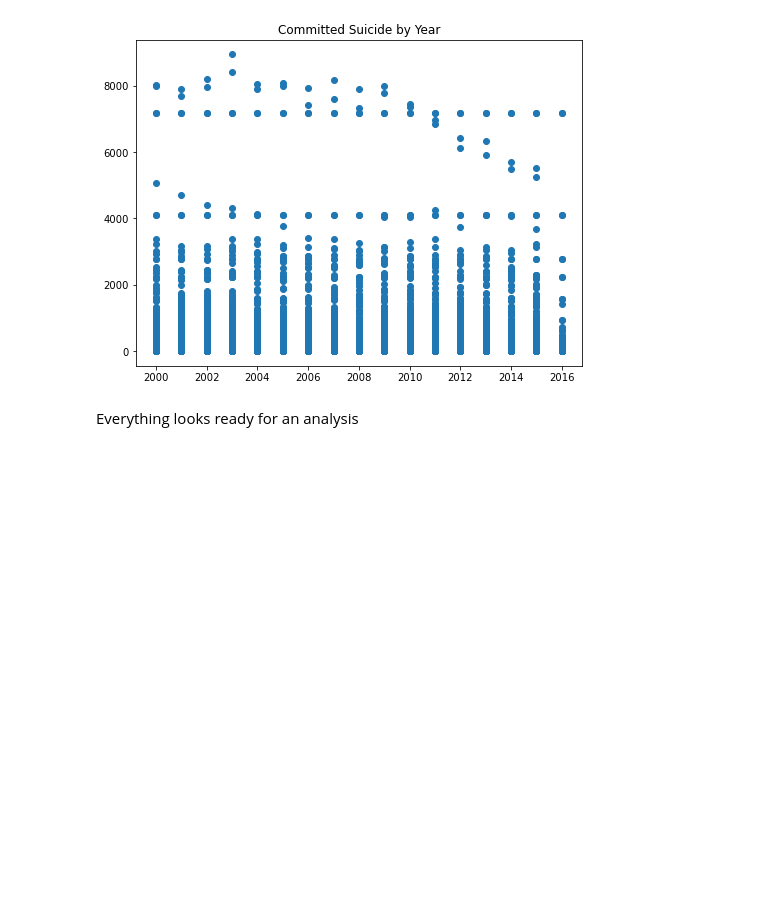
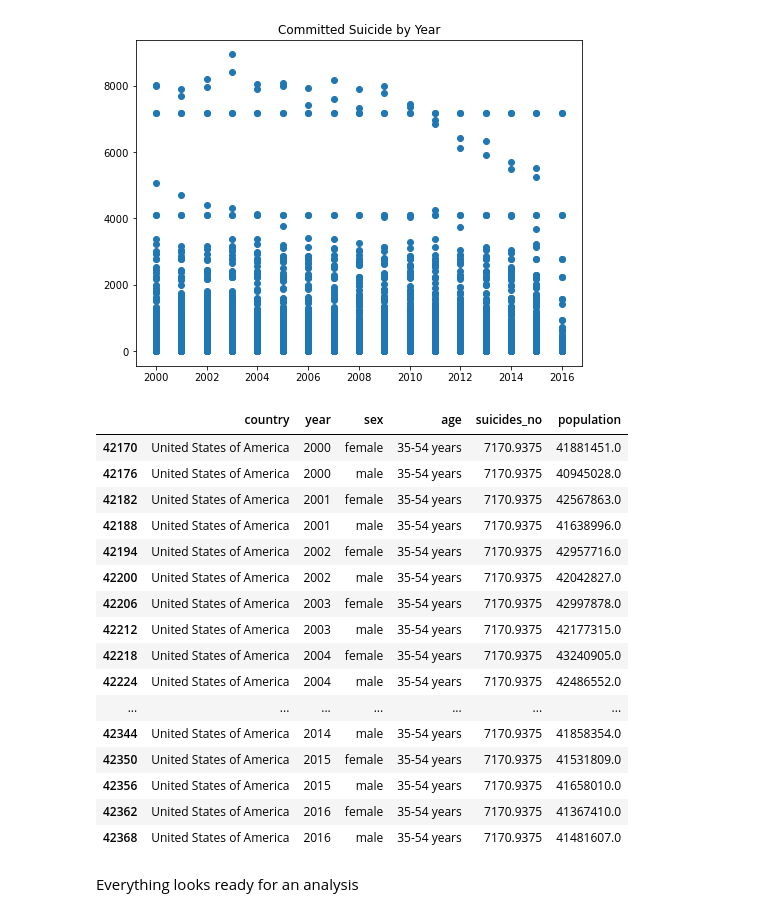
Before and after one commit to tw7366/Projects, a Jupyter notebook: Projects/Suicide Rates in the 21st Century.ipynb, the cells around one changed output. Drawn from its saved outputs; the diff is of its cells as text; code cells hidden in the pictures; blank space fills up the shorter version.

```diff
--- a/Projects/Suicide Rates in the 21st Century.ipynb
+++ b/Projects/Suicide Rates in the 21st Century.ipynb
@@ -369,6 +369,26 @@ plt.title('Committed Suicide by Year')
 plt.show()
 # %% [output]
 [figure]
+# %%
+cleaned_df.loc[(cleaned_df['country'] == 'United States of America') & (cleaned_df['age']=='35-54 years')]
+# %% [output]
+|  | country | year | sex | age | suicides_no | population |
+| 42170 | United States of America | 2000 | female | 35-54 years | 7170.9375 | 41881451.0 |
+| 42176 | United States of America | 2000 | male | 35-54 years | 7170.9375 | 40945028.0 |
+| 42182 | United States of America | 2001 | female | 35-54 years | 7170.9375 | 42567863.0 |
+| 42188 | United States of America | 2001 | male | 35-54 years | 7170.9375 | 41638996.0 |
+| 42194 | United States of America | 2002 | female | 35-54 years | 7170.9375 | 42957716.0 |
+| 42200 | United States of America | 2002 | male | 35-54 years | 7170.9375 | 42042827.0 |
+| 42206 | United States of America | 2003 | female | 35-54 years | 7170.9375 | 42997878.0 |
+| 42212 | United States of America | 2003 | male | 35-54 years | 7170.9375 | 42177315.0 |
+| 42218 | United States of America | 2004 | female | 35-54 years | 7170.9375 | 43240905.0 |
+| 42224 | United States of America | 2004 | male | 35-54 years | 7170.9375 | 42486552.0 |
+| ... | ... | ... | ... | ... | ... | ... |
+| 42344 | United States of America | 2014 | male | 35-54 years | 7170.9375 | 41858354.0 |
+| 42350 | United States of America | 2015 | female | 35-54 years | 7170.9375 | 41531809.0 |
+| 42356 | United States of America | 2015 | male | 35-54 years | 7170.9375 | 41658010.0 |
+| 42362 | United States of America | 2016 | female | 35-54 years | 7170.9375 | 41367410.0 |
+| 42368 | United States of America | 2016 | male | 35-54 years | 7170.9375 | 41481607.0 |
 # %% [markdown]
 Everything looks ready for an analysis
 # %% [markdown]
```
Also changed, not shown: parts of 9 cells of this notebook.
